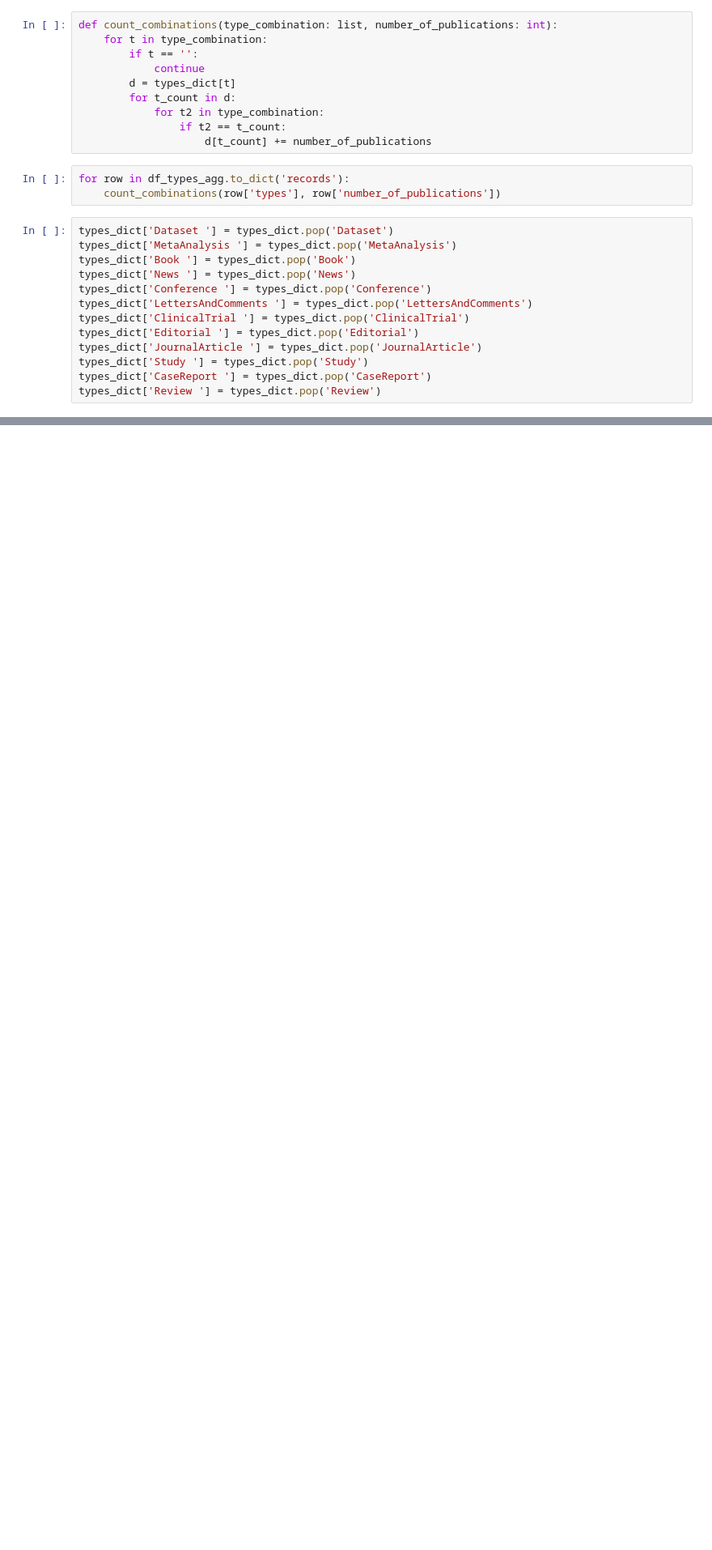
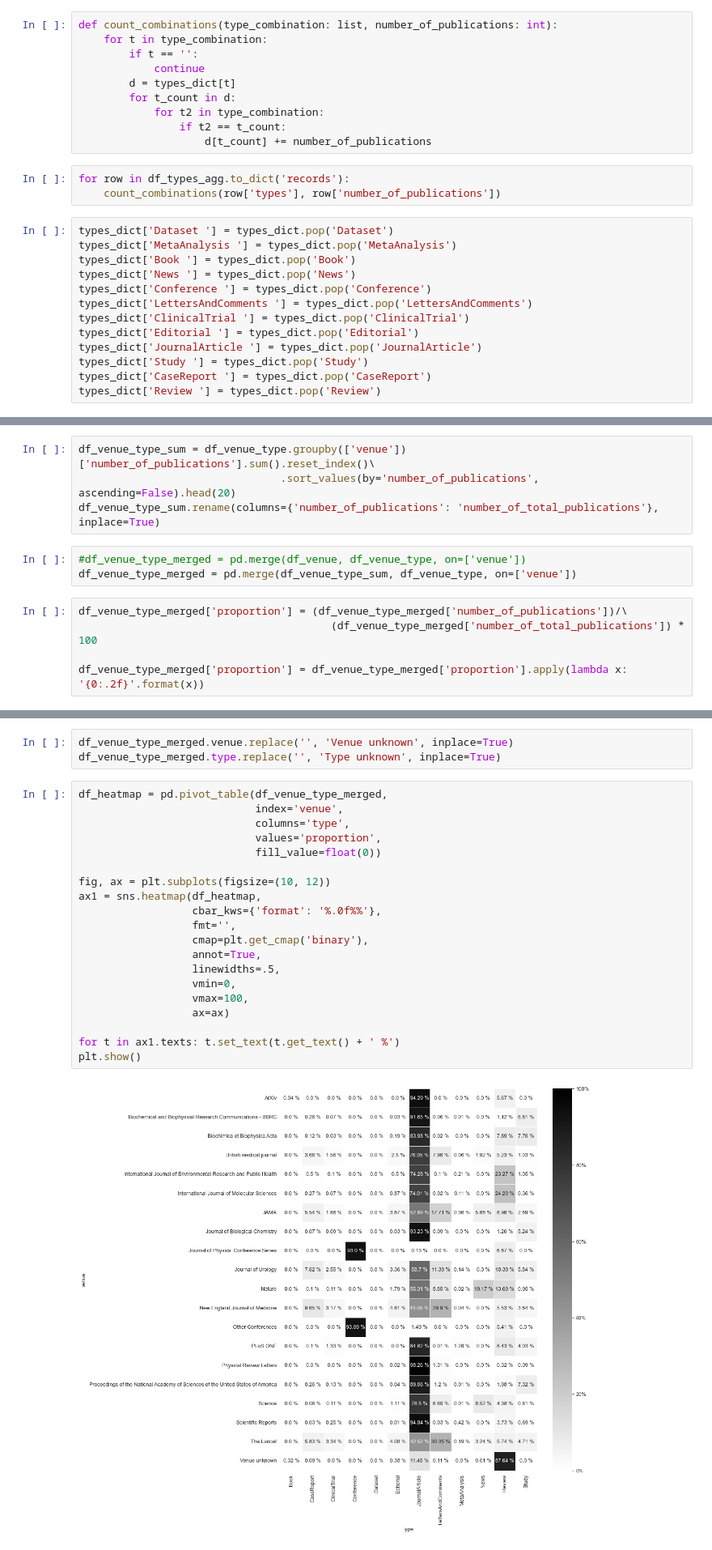
Before and after one commit to naustica/MA, a Jupyter notebook: Codebook.ipynb, the cells around one changed output, grey strips where cells are left out. Shown at 81% size. Saved outputs shown, nothing was run; the diff lists cells and outputs as text; blank space fills up the shorter version.

```diff
--- a/Codebook.ipynb
+++ b/Codebook.ipynb
@@ -193,0 +329,12 @@ plt.show()
+# %%
+df_venue_type_sum = df_venue_type.groupby(['venue'])['number_of_publications'].sum().reset_index()\
+                                .sort_values(by='number_of_publications', ascending=False).head(20)
+df_venue_type_sum.rename(columns={'number_of_publications': 'number_of_total_publications'}, inplace=True)
+# %%
+#df_venue_type_merged = pd.merge(df_venue, df_venue_type, on=['venue'])
+df_venue_type_merged = pd.merge(df_venue_type_sum, df_venue_type, on=['venue'])
+# %%
+df_venue_type_merged['proportion'] = (df_venue_type_merged['number_of_publications'])/\
+                                        (df_venue_type_merged['number_of_total_publications']) * 100
+
+df_venue_type_merged['proportion'] = df_venue_type_merged['proportion'].apply(lambda x: '{0:.2f}'.format(x))
@@ -193,0 +357,25 @@ plt.show()
+# %%
+df_venue_type_merged.venue.replace('', 'Venue unknown', inplace=True)
+df_venue_type_merged.type.replace('', 'Type unknown', inplace=True)
+# %%
+df_heatmap = pd.pivot_table(df_venue_type_merged,
+                            index='venue',
+                            columns='type',
+                            values='proportion',
+                            fill_value=float(0))
+
+fig, ax = plt.subplots(figsize=(10, 12))
+ax1 = sns.heatmap(df_heatmap,
+                  cbar_kws={'format': '%.0f%%'},
+                  fmt='',
+                  cmap=plt.get_cmap('binary'),
+                  annot=True,
+                  linewidths=.5,
+                  vmin=0,
+                  vmax=100,
+                  ax=ax)
+
+for t in ax1.texts: t.set_text(t.get_text() + ' %')
+plt.show()
+# %% [output]
+[figure, added]
```
Also changed, not shown: parts of 17 cells of this notebook.
